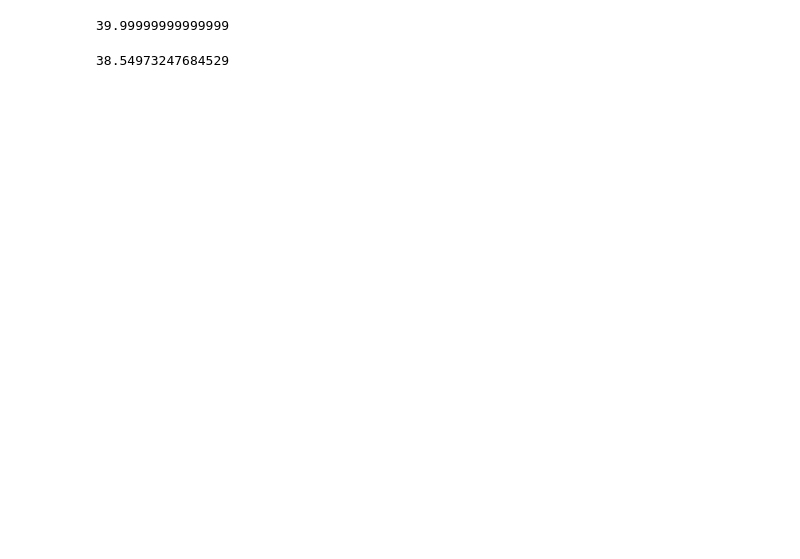
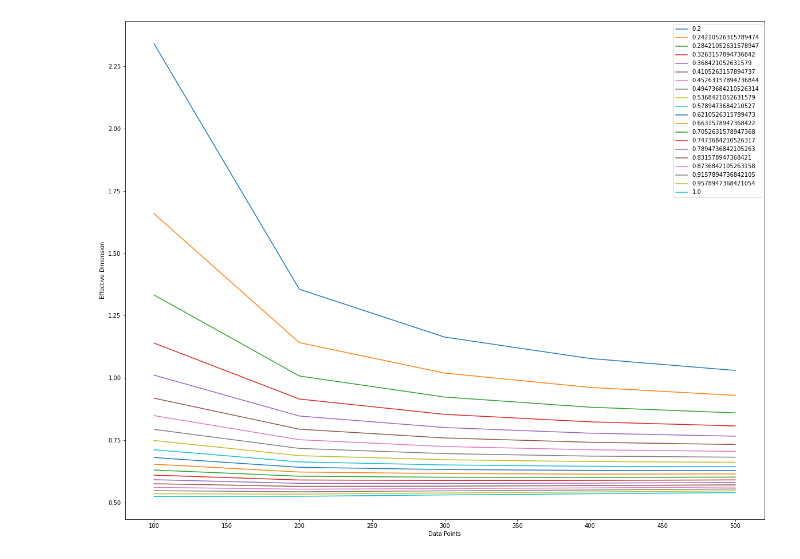
Before and after one commit to rathilakshika/QNN, a Jupyter notebook: Monte Carlo Integration.ipynb, the cells around one changed output. Saved outputs shown, nothing was run; the diff lists cells and outputs as text; code cells hidden in the pictures; blank space fills up the shorter version.

```diff
--- a/Monte Carlo Integration.ipynb
+++ b/Monte Carlo Integration.ipynb
@@ -45,9 +35,8 @@ effective_dimension = 2*math.log10(int_effDim(normalisedMatrices)/Vtheta)/math.l
 # %%
-def effective_dimension(fubini_matrices):
+def eff_dim(fubini_matrices, N, gamma):  #Computes the effective dimension according to the equation-2, page 4
     sTraceFubini = sum_traces(fubini_matrices)
     normalisedMatrices = []
     for i in range(len(fubini_matrices)):
-        normalisedMatrices.append(normalisedFisher(i, fubini_matrices))
-    print(int_traces(normalisedMatrices)/Vtheta)
+        normalisedMatrices.append(normalisedFisher(i, fubini_matrices, N))
     factor = gamma*N/(2*pi*math.log10(N))
-    return 2*math.log10(int_effDim(normalisedMatrices)/Vtheta)/math.log10(factor)
+    return 2*math.log10(int_effDim(normalisedMatrices, N)/Vtheta)/math.log10(factor)
@@ -66,5 +43,6 @@ fubini_matricesQNN = loaded_list[1]
-# %%
-effective_dimension(fubini_matricesQNN)
-# %% [output]
-39.99999999999999
-38.54973247684529
+# %%
+import pickle    #importing the fisher matrices stored in the pickle file
+file_name = "EasyQuantum40500.pkl"
+open_file = open(file_name, "rb")
+loaded_list = pickle.load(open_file)
+open_file.close()
@@ -70,0 +51,30 @@ effective_dimension(fubini_matricesQNN)
+# %%
+eff_dims = [ ]           #Computes effective dimension for the 500 fisher matrices
+dataV = [ ]
+
+for i in np.linspace(0.2, 1.0, 20):  #gamma values
+    eff_dimV = []
+    data = []
+    for j in range(100, 600, 100):   #no of datapoints
+        data.append(j)
+        eff_dimV.append(eff_dim(fubini_matrices[:j], j, i) / d)
+
+    eff_dims.append(eff_dimV)
+    dataV.append(data)
+# %%
+dataPoints = [i for i in range(100, 600 ,100)]
+# %%
+import matplotlib.pyplot as plt
+plt.figure(figsize=[20, 16])
+
+for i in range(20):
+    plt.plot(dataPoints, eff_dims[i])
+
+legendList = ['{}'.format(i) for i in np.linspace(0.2, 1.0, num = 20)]
+plt.xlabel('Data Points')
+plt.ylabel('Effective Dimension')
+plt.legend(legendList)
+plt.savefig('EffDimsGraph')
+plt.show()
+# %% [output]
+[figure, added]
```
Also changed, not shown: parts of 12 cells of this notebook, 1 other file.
